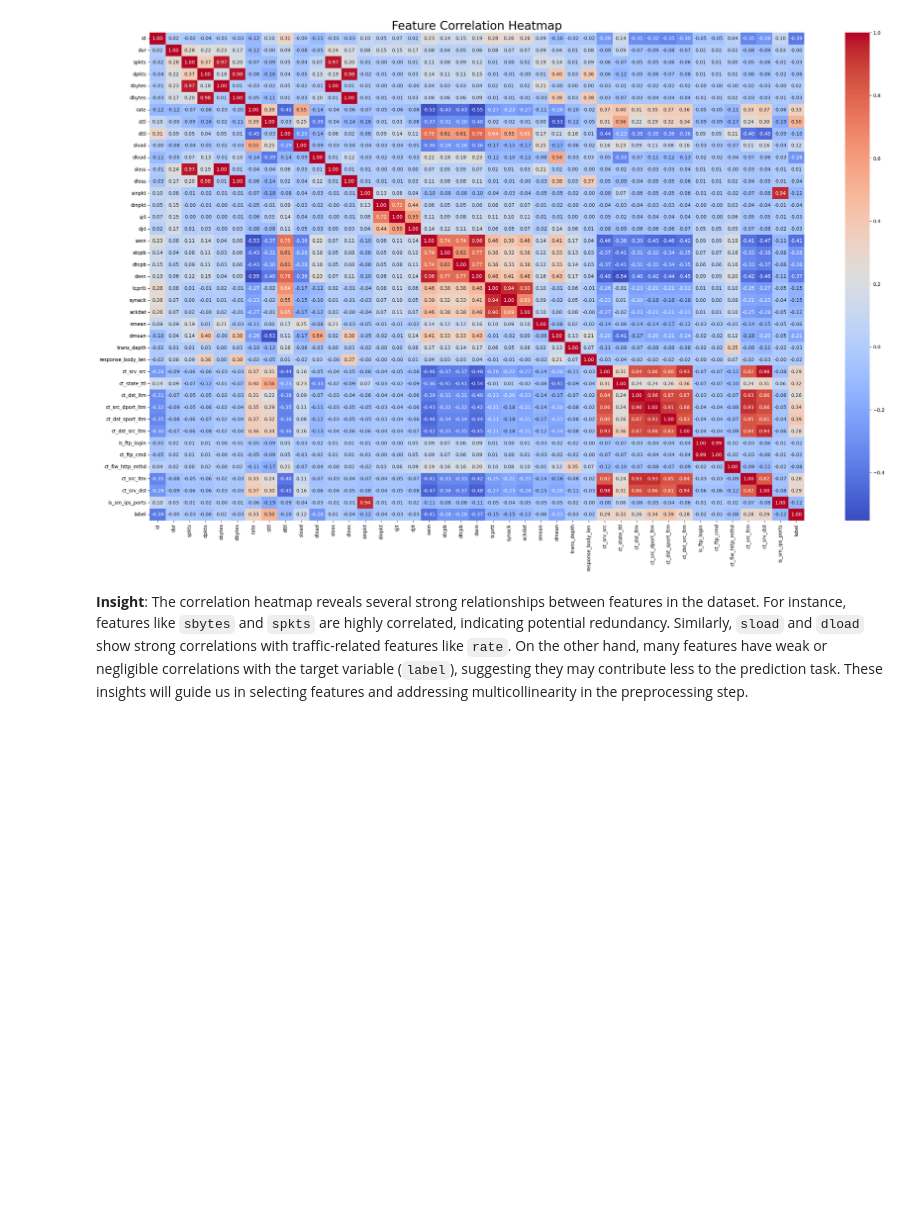
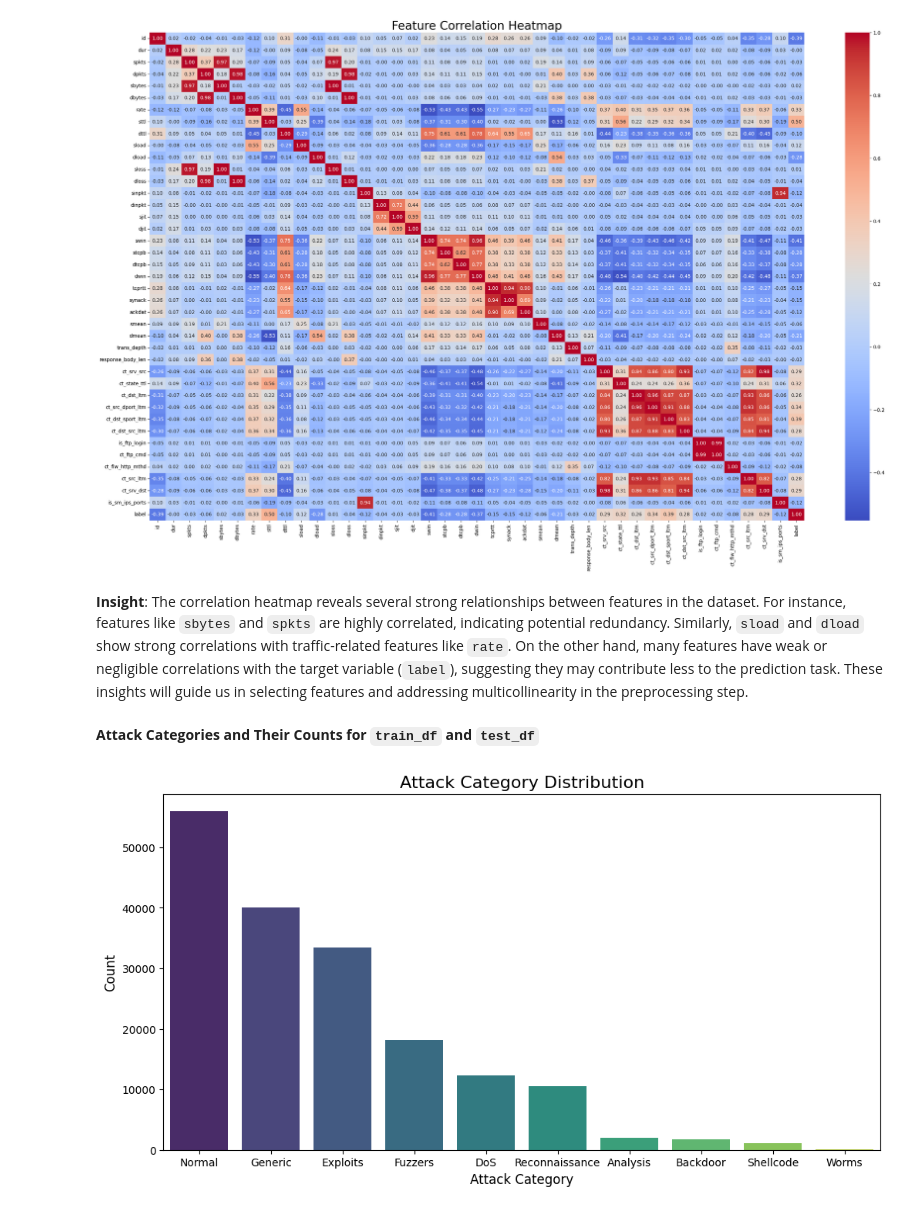
Before and after one commit to otuemre/vigiNIDS, a Jupyter notebook: src/notebooks/01_EDA.ipynb, the cells around one changed output. Cells and saved outputs as stored; diff of their text form; code cells hidden in the pictures; blank space fills up the shorter version.

Commit message:
Add more visualizations

```diff
--- a/src/notebooks/01_EDA.ipynb
+++ b/src/notebooks/01_EDA.ipynb
@@ -314,3 +314,29 @@ plt.show()
 [figure]
 # %% [markdown]
 **Insight**: The correlation heatmap reveals several strong relationships between features in the dataset. For instance, features like `sbytes` and `spkts` are highly correlated, indicating potential redundancy. Similarly, `sload` and `dload` show strong correlations with traffic-related features like `rate`. On the other hand, many features have weak or negligible correlations with the target variable (`label`), suggesting they may contribute less to the prediction task. These insights will guide us in selecting features and addressing multicollinearity in the preprocessing step.
+# %% [markdown]
+**Attack Categories and Their Counts for `train_df` and `test_df`**
+# %%
+import seaborn as sns
+import matplotlib.pyplot as plt
+
+# Count the occurrences of each attack category
+train_attack_counts = train_df["attack_cat"].value_counts()
+
+# Plot the counts
+plt.figure(figsize=(12, 6))
+sns.barplot(x=train_attack_counts.index, y=train_attack_counts.values, hue=train_attack_counts.index, palette="viridis")
+
+# Add titles and labels
+plt.title("Attack Category Distribution", fontsize=16)
+plt.xlabel("Attack Category", fontsize=12)
+plt.ylabel("Count", fontsize=12)
+
+# Save the plot for later reference
+plt.savefig("../images/train_df_attack_category_distribution.png")
+plt.savefig("../images/train_df_attack_category_distribution.pdf")
+
+# Display the plot
+plt.show()
+# %% [output]
+[figure, added]
```
Also changed, not shown: parts of 4 cells of this notebook, 8 other files.
